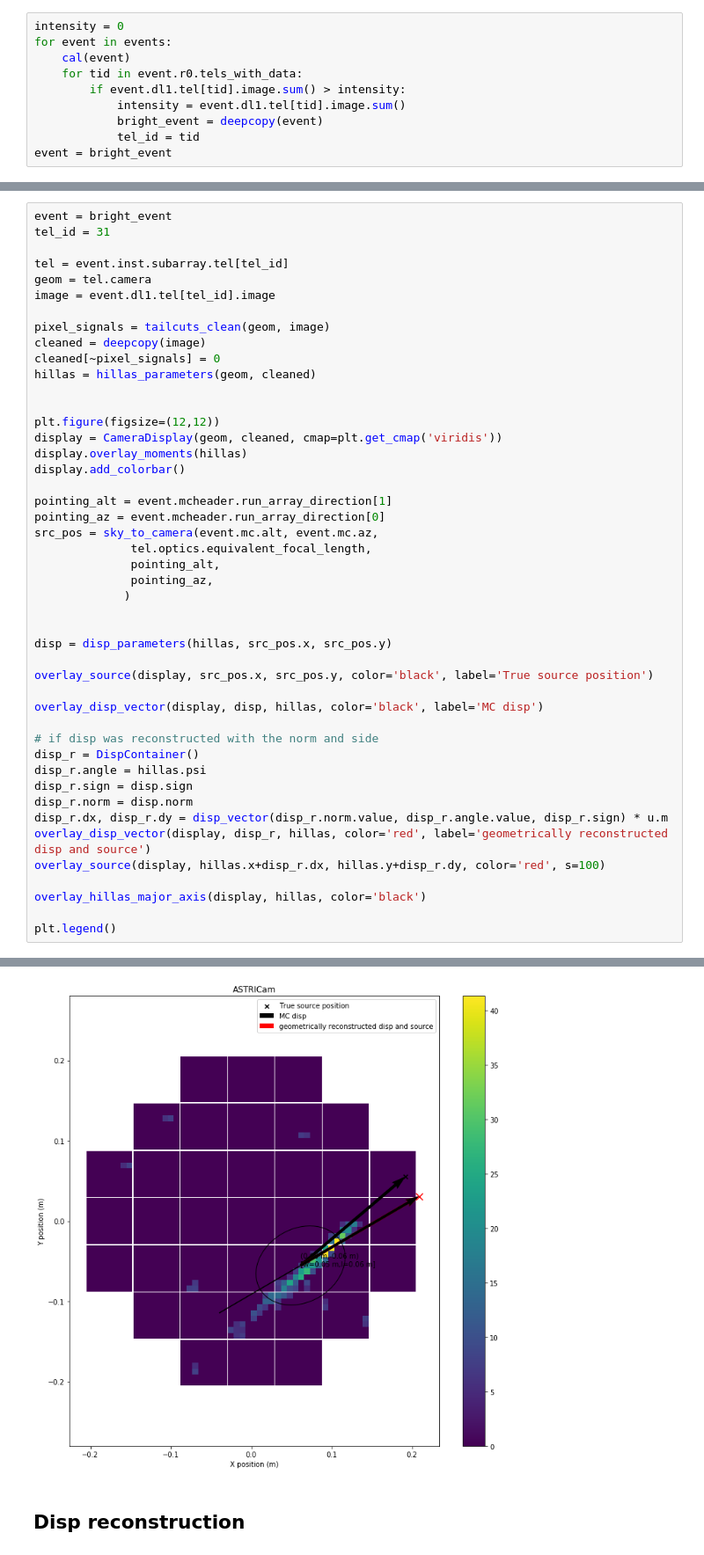
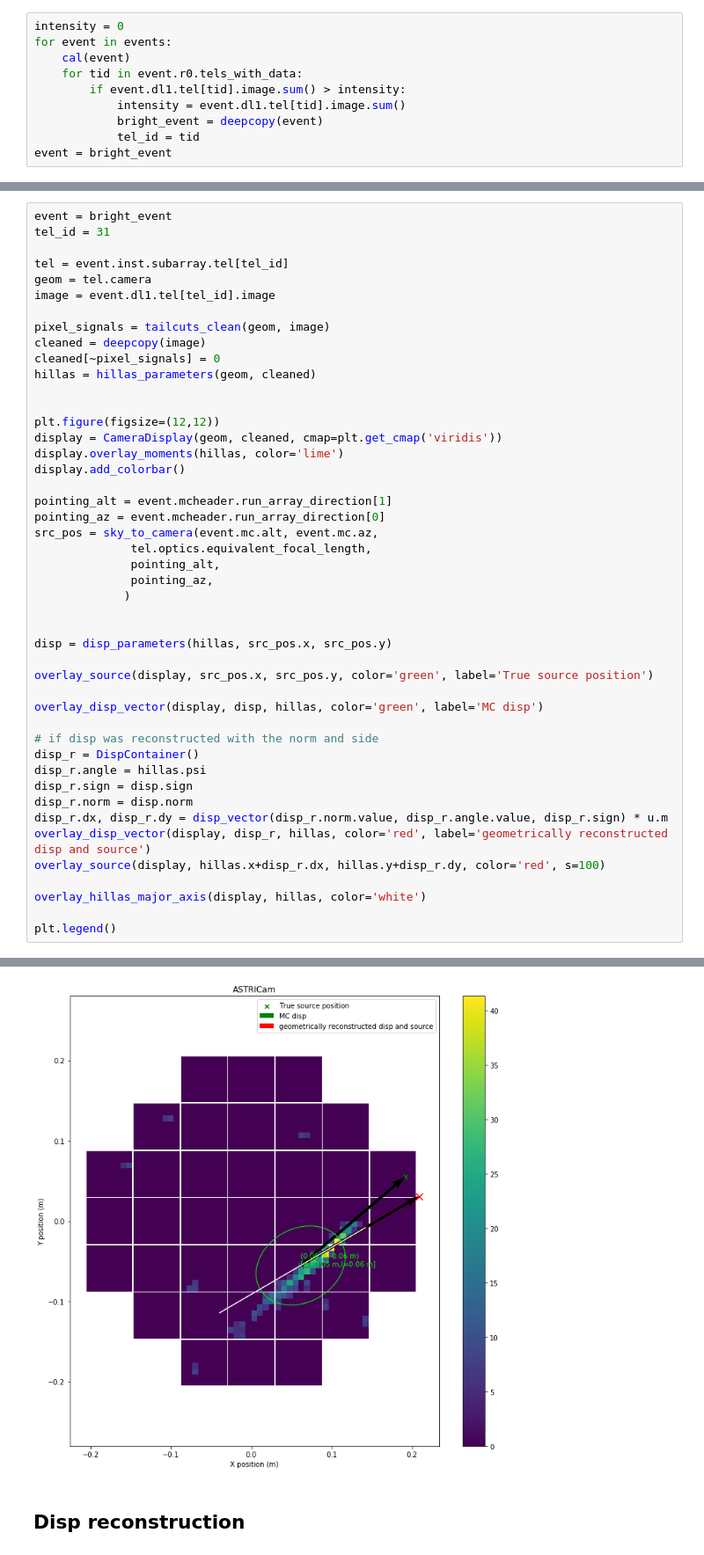
Before and after one commit to cta-observatory/cta-lstchain, a Jupyter notebook: notebooks/disp.ipynb, the cells around one changed output, grey strips where cells are left out. Shown at 88% size. Saved outputs shown, nothing was run; the diff lists cells and outputs as text.

```diff
--- a/notebooks/disp.ipynb
+++ b/notebooks/disp.ipynb
@@ -65,39 +75,39 @@ hillas = hillas_parameters(geom, cleaned)
 
 plt.figure(figsize=(12,12))
 display = CameraDisplay(geom, cleaned, cmap=plt.get_cmap('viridis'))
-display.overlay_moments(hillas)
+display.overlay_moments(hillas, color='lime')
 display.add_colorbar()
 
 pointing_alt = event.mcheader.run_array_direction[1]
 pointing_az = event.mcheader.run_array_direction[0]
 src_pos = sky_to_camera(event.mc.alt, event.mc.az,
               tel.optics.equivalent_focal_length,
               pointing_alt,
               pointing_az,
              )
 
 
 disp = disp_parameters(hillas, src_pos.x, src_pos.y)
 
-overlay_source(display, src_pos.x, src_pos.y, color='black', label='True source position')
+overlay_source(display, src_pos.x, src_pos.y, color='green', label='True source position')
 
-overlay_disp_vector(display, disp, hillas, color='black', label='MC disp')
+overlay_disp_vector(display, disp, hillas, color='green', label='MC disp')
 
 # if disp was reconstructed with the norm and side
 disp_r = DispContainer()
 disp_r.angle = hillas.psi
 disp_r.sign = disp.sign
 disp_r.norm = disp.norm
 disp_r.dx, disp_r.dy = disp_vector(disp_r.norm.value, disp_r.angle.value, disp_r.sign) * u.m
 overlay_disp_vector(display, disp_r, hillas, color='red', label='geometrically reconstructed disp and source')
 overlay_source(display, hillas.x+disp_r.dx, hillas.y+disp_r.dy, color='red', s=100)
 
-overlay_hillas_major_axis(display, hillas, color='black')
+overlay_hillas_major_axis(display, hillas, color='white')
 
 plt.legend()
 # %% [output]
 <matplotlib.legend.Legend at 0x...>
-[figure, old version]
+[figure, new version]
 # %% [markdown]
 ## Disp reconstruction
 # %%
```
Also changed, not shown: parts of 9 cells of this notebook, 4 other files.
